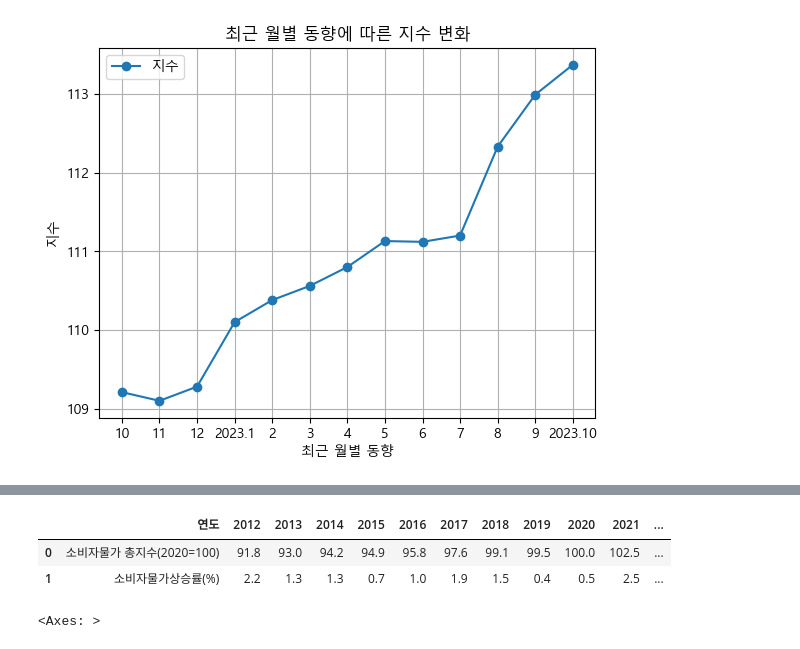
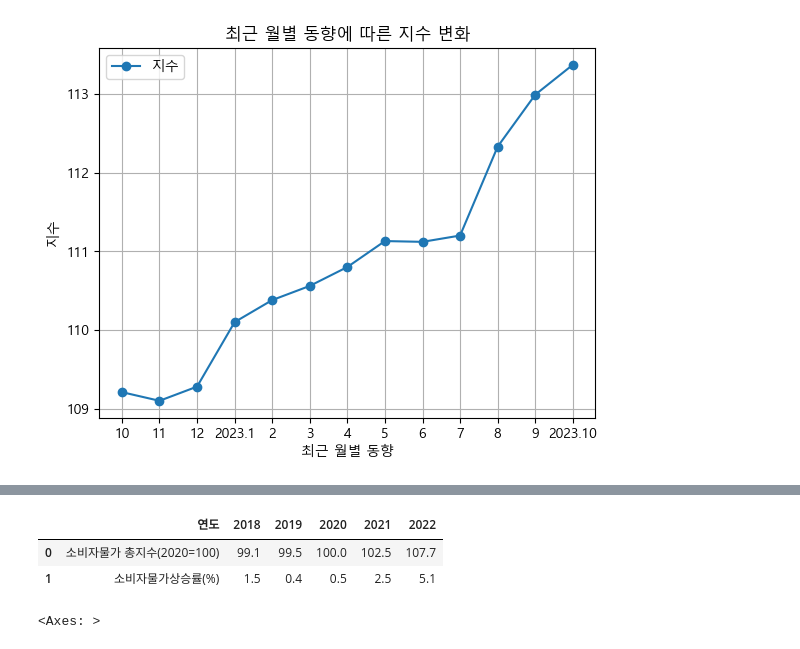
Before and after one commit to chan2-plc/data_police, a Jupyter notebook: cpi지수.ipynb, the cells around one changed output, grey strips where cells are left out. Saved outputs shown, nothing was run; the diff lists cells and outputs as text; code cells hidden in the pictures.

```diff
--- a/cpi지수.ipynb
+++ b/cpi지수.ipynb
@@ -131,7 +131,3 @@ cpi
 | 14 | NaN | NaN | NaN | NaN | NaN | NaN | NaN | NaN | NaN | NaN | NaN | ... |
 | 15 | NaN | NaN | NaN | NaN | NaN | NaN | NaN | NaN | NaN | NaN | NaN | ... |
 | 16 | 주석: | 1) 소비자물가상승률 = {(당해년도 연간소비자물가지수 ÷ ... | NaN | NaN | NaN | NaN | NaN | NaN | NaN | NaN | NaN | ... |
-# %%
-#cpi.iloc[1, 0] = 0
-cpi.dropna(axis=0, how='any', inplace=True)
-cpi
@@ -154,10 +134,10 @@ cpi
 # %%
-cp1 = cpi.iloc[0:2, :]
+cp1 = cpi.iloc[0:2, [0, 7, 8, 9, 10, 11]]
 cp1
 # %% [output]
-|  | 연도 | 2012 | 2013 | 2014 | 2015 | 2016 | 2017 | 2018 | 2019 | 2020 | 2021 | ... |
-| 0 | 소비자물가 총지수(2020=100) | 91.8 | 93.0 | 94.2 | 94.9 | 95.8 | 97.6 | 99.1 | 99.5 | 100.0 | 102.5 | ... |
-| 1 | 소비자물가상승률(%) | 2.2 | 1.3 | 1.3 | 0.7 | 1.0 | 1.9 | 1.5 | 0.4 | 0.5 | 2.5 | ... |
+|  | 연도 | 2018 | 2019 | 2020 | 2021 | 2022 |
+| 0 | 소비자물가 총지수(2020=100) | 99.1 | 99.5 | 100.0 | 102.5 | 107.7 |
+| 1 | 소비자물가상승률(%) | 1.5 | 0.4 | 0.5 | 2.5 | 5.1 |
 # %%
 cp1.plot(kind='bar')
 # %% [output]
```
Also changed, not shown: parts of 1 cell of this notebook.
